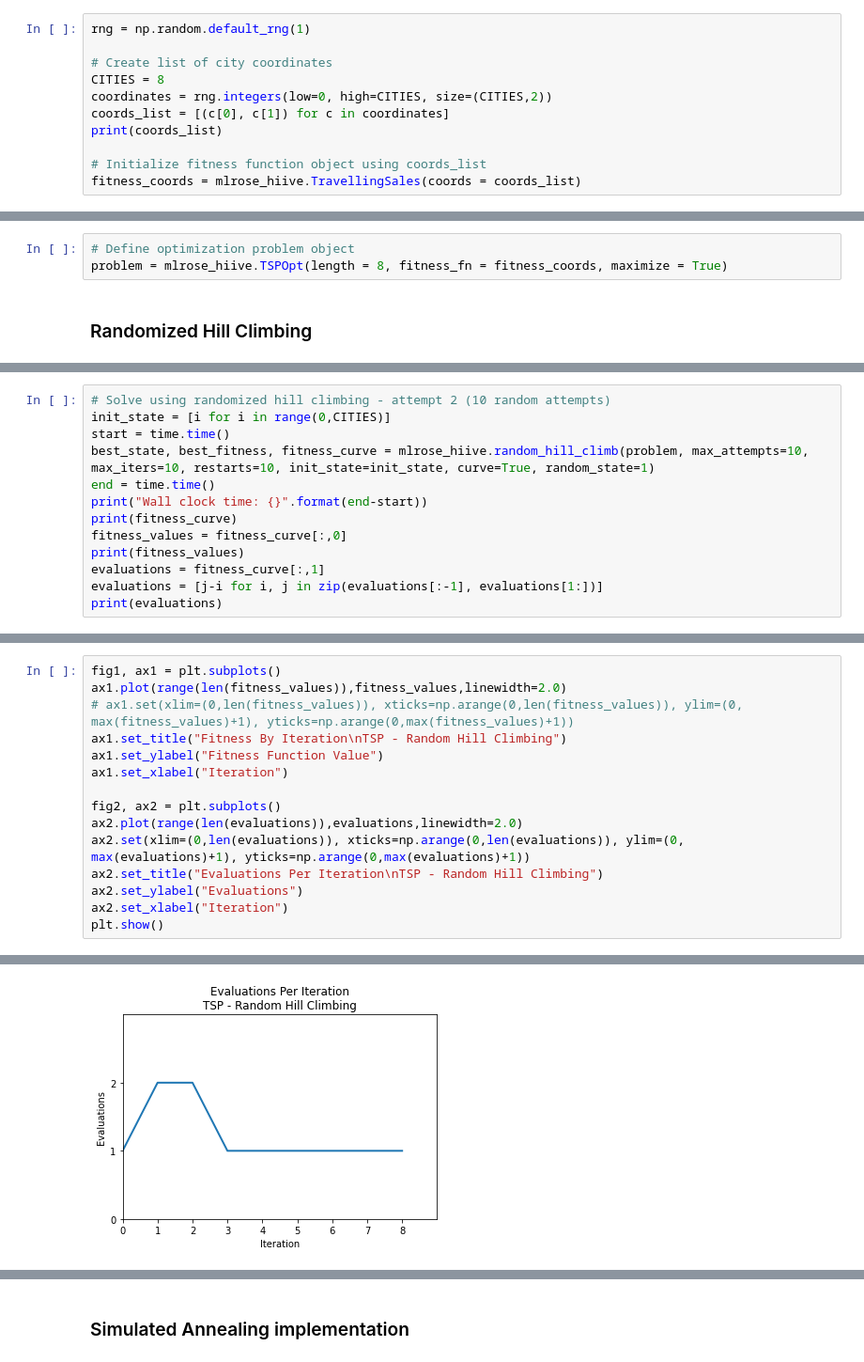
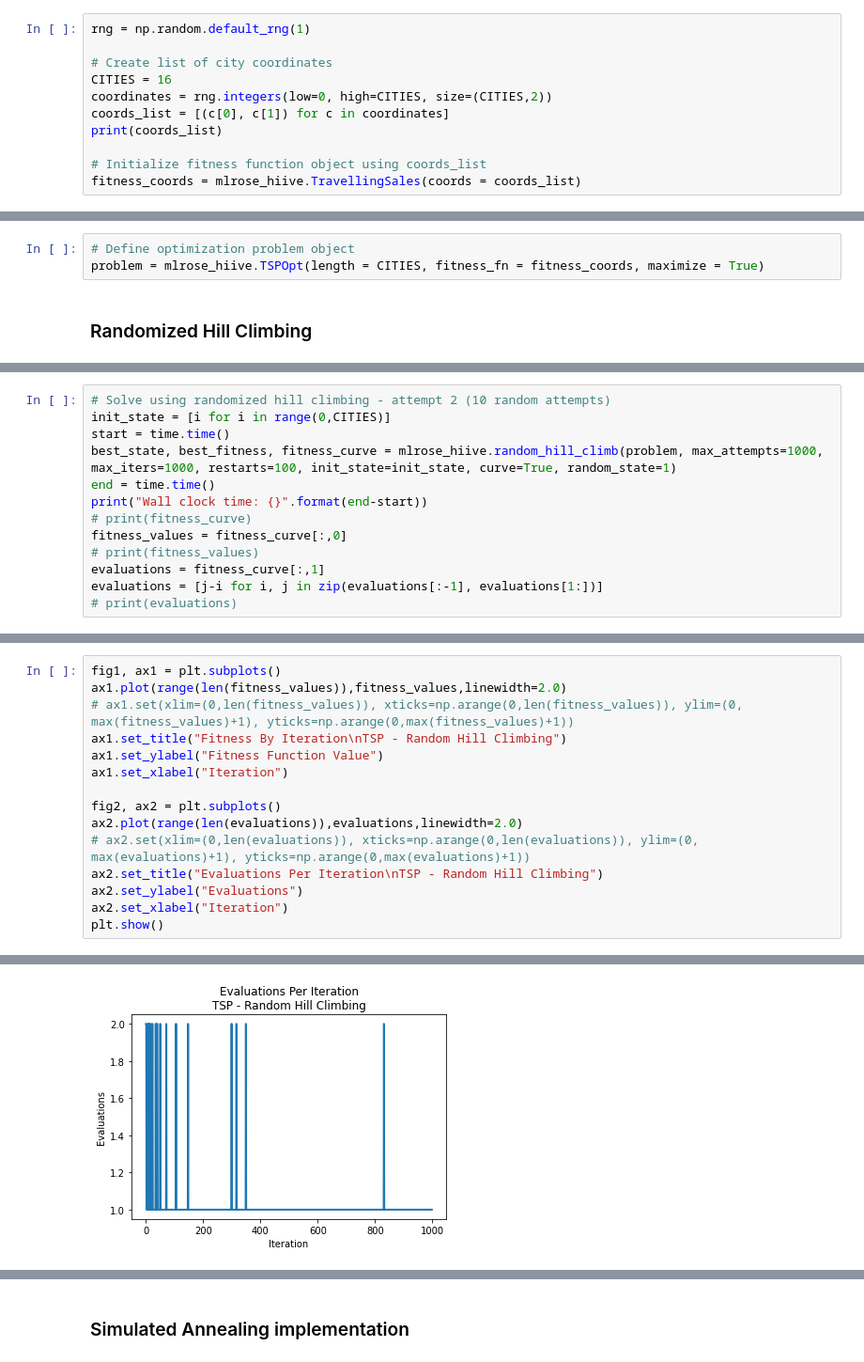
Before and after one commit to sharp-productions/meh2, a Jupyter notebook: tutorial_examples.ipynb, the cells around one changed output, grey strips where cells are left out. Shown at 94% size. Cells and saved outputs as stored; diff of their text form.

```diff
--- a/tutorial_examples.ipynb
+++ b/tutorial_examples.ipynb
@@ -511,7 +331,7 @@ The fitness at the best state is:  30.0
 rng = np.random.default_rng(1)
 
 # Create list of city coordinates
-CITIES = 8
+CITIES = 16
 coordinates = rng.integers(low=0, high=CITIES, size=(CITIES,2))
 coords_list = [(c[0], c[1]) for c in coordinates]
 print(coords_list)
@@ -523,6 +343,6 @@ fitness_coords = mlrose_hiive.TravellingSales(coords = coords_list)
 # %%
 # Define optimization problem object
-problem = mlrose_hiive.TSPOpt(length = 8, fitness_fn = fitness_coords, maximize = True)
+problem = mlrose_hiive.TSPOpt(length = CITIES, fitness_fn = fitness_coords, maximize = True)
 # %% [markdown]
 ### Randomized Hill Climbing
 # %%
@@ -583,13 +390,13 @@ The fitness at the best state is:  -25.16901029769278
 # Solve using randomized hill climbing - attempt 2 (10 random attempts)
 init_state = [i for i in range(0,CITIES)]
 start = time.time()
-best_state, best_fitness, fitness_curve = mlrose_hiive.random_hill_climb(problem, max_attempts=10, max_iters=10, restarts=10, init_state=init_state, curve=True, random_state=1)
+best_state, best_fitness, fitness_curve = mlrose_hiive.random_hill_climb(problem, max_attempts=1000, max_iters=1000, restarts=100, init_state=init_state, curve=True, random_state=1)
 end = time.time()
 print("Wall clock time: {}".format(end-start))
-print(fitness_curve)
+# print(fitness_curve)
 fitness_values = fitness_curve[:,0]
-print(fitness_values)
+# print(fitness_values)
 evaluations = fitness_curve[:,1]
 evaluations = [j-i for i, j in zip(evaluations[:-1], evaluations[1:])]
-print(evaluations)
+# print(evaluations)
 # %% [output]
@@ -617,7 +411,7 @@ ax1.set_xlabel("Iteration")
 
 fig2, ax2 = plt.subplots()
 ax2.plot(range(len(evaluations)),evaluations,linewidth=2.0)
-ax2.set(xlim=(0,len(evaluations)), xticks=np.arange(0,len(evaluations)), ylim=(0, max(evaluations)+1), yticks=np.arange(0,max(evaluations)+1))
+# ax2.set(xlim=(0,len(evaluations)), xticks=np.arange(0,len(evaluations)), ylim=(0, max(evaluations)+1), yticks=np.arange(0,max(evaluations)+1))
 ax2.set_title("Evaluations Per Iteration\nTSP - Random Hill Climbing")
 ax2.set_ylabel("Evaluations")
 ax2.set_xlabel("Iteration")
@@ -627,4 +421,4 @@ plt.show()
-[figure, old version]
+[figure, new version]
 # %%
 print('The best state found is: ', best_state)
 # %% [output]
```
Also changed, not shown: parts of 184 cells of this notebook.
